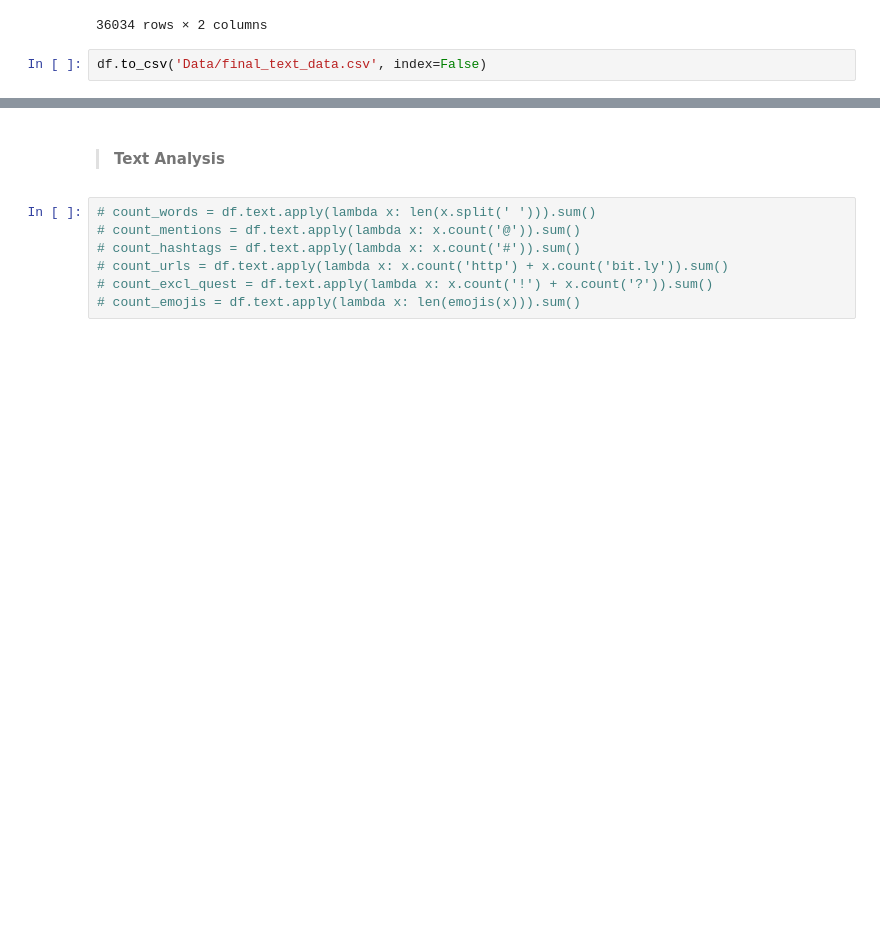
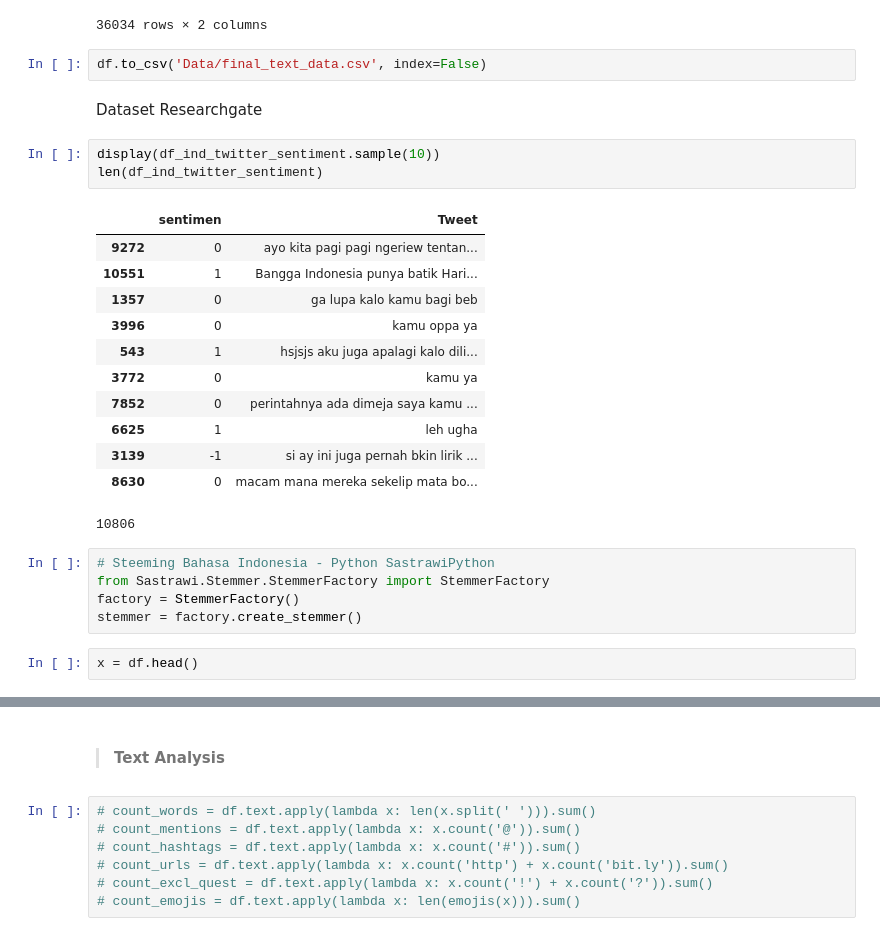
Before and after one commit to Damianus04/data-science-purwadhika-final-project, a Jupyter notebook: 1-sentiment-analysis-dataset.ipynb, the cells around one changed output, grey strips where cells are left out. Saved outputs shown, nothing was run; the diff lists cells and outputs as text; blank space fills up the shorter version.

```diff
--- a/1-sentiment-analysis-dataset.ipynb
+++ b/1-sentiment-analysis-dataset.ipynb
@@ -449,3 +455,28 @@ df
 36034 rows × 2 columns
 # %%
 df.to_csv('Data/final_text_data.csv', index=False)
+# %% [markdown]
+Dataset Researchgate
+# %%
+display(df_ind_twitter_sentiment.sample(10))
+len(df_ind_twitter_sentiment)
+# %% [output]
+|  | sentimen | Tweet |
+| 9272 | 0 | ayo kita pagi pagi ngeriew tentan... |
+| 10551 | 1 | Bangga Indonesia punya batik Hari... |
+| 1357 | 0 | ga lupa kalo kamu bagi beb |
+| 3996 | 0 | kamu oppa ya |
+| 543 | 1 | hsjsjs aku juga apalagi kalo dili... |
+| 3772 | 0 | kamu ya |
+| 7852 | 0 | perintahnya ada dimeja saya kamu ... |
+| 6625 | 1 | leh ugha |
+| 3139 | -1 | si ay ini juga pernah bkin lirik ... |
+| 8630 | 0 | macam mana mereka sekelip mata bo... |
+10806
+# %%
+# Steeming Bahasa Indonesia - Python SastrawiPython
+from Sastrawi.Stemmer.StemmerFactory import StemmerFactory
+factory = StemmerFactory()
+stemmer = factory.create_stemmer()
+# %%
+x = df.head()
```
Also changed, not shown: parts of 8 cells of this notebook, 12 other files.
